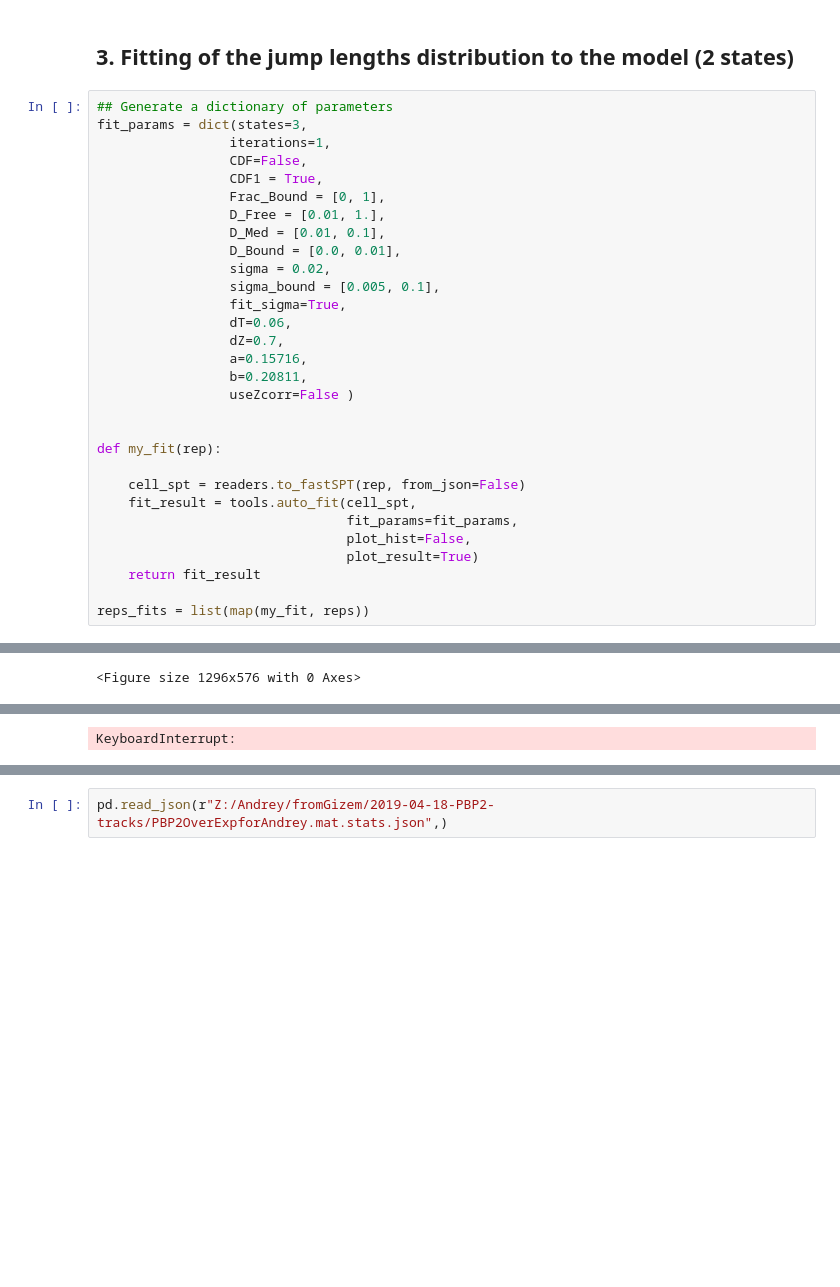
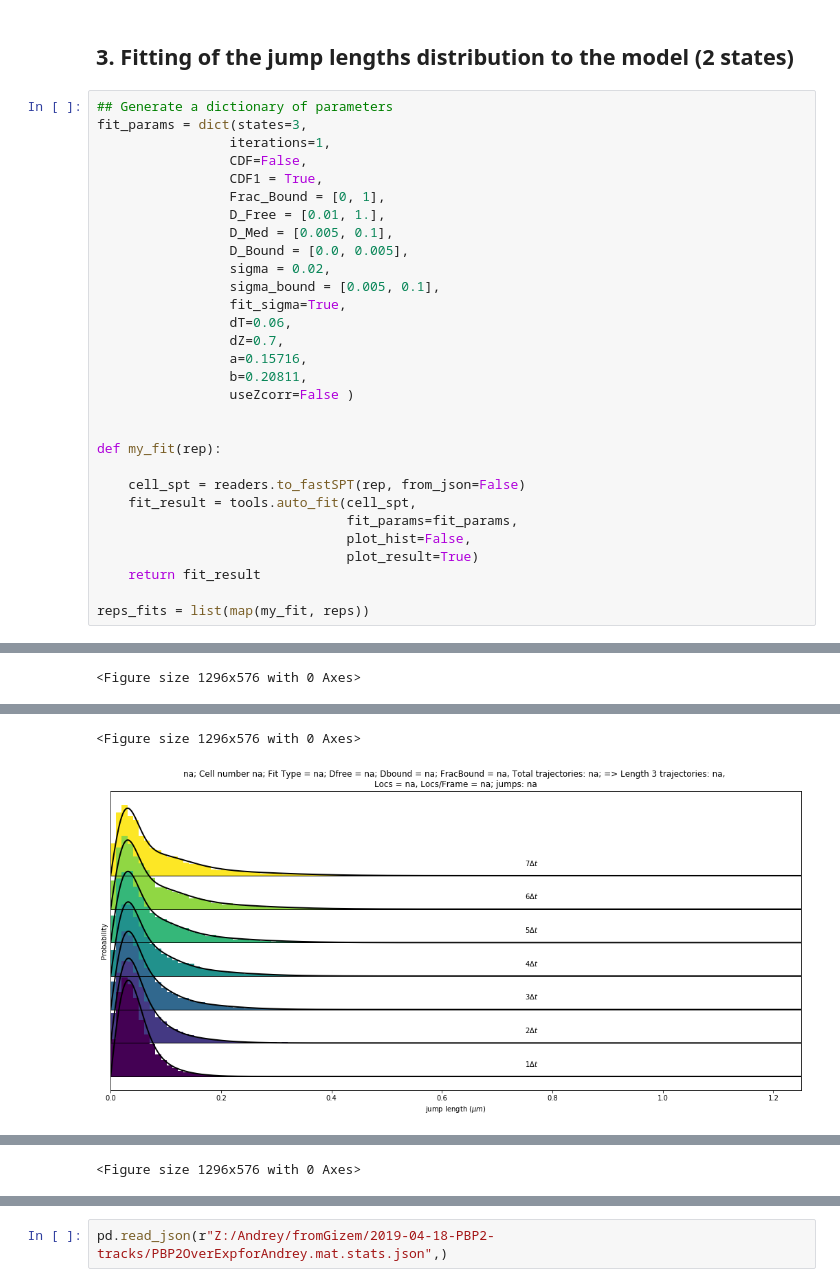
Before and after one commit to aaristov/Spot-On-Cli, a Jupyter notebook: from_gizem.ipynb, the cells around one changed output, grey strips where cells are left out. Saved outputs shown, nothing was run; the diff lists cells and outputs as text; blank space fills up the shorter version.

```diff
--- a/from_gizem.ipynb
+++ b/from_gizem.ipynb
@@ -147,8 +141,8 @@ fit_params = dict(states=3,
                  CDF1 = True,
                  Frac_Bound = [0, 1],
                  D_Free = [0.01, 1.],
-                 D_Med = [0.01, 0.1],
-                 D_Bound = [0.0, 0.01],
+                 D_Med = [0.005, 0.1],
+                 D_Bound = [0.0, 0.005],
                  sigma = 0.02,
                  sigma_bound = [0.005, 0.1],
                  fit_sigma=True,
@@ -202,4 +194,5 @@ F_fast    0.07748        0        1     None
 sigma        0.02     -inf      inf     None
 None
 ==================================================
-KeyboardInterrupt:
+<Figure size 1296x576 with 0 Axes>
+[figure, added]
@@ -205,0 +213 @@ KeyboardInterrupt:
+<Figure size 1296x576 with 0 Axes>
```
Also changed, not shown: parts of 4 cells of this notebook.
